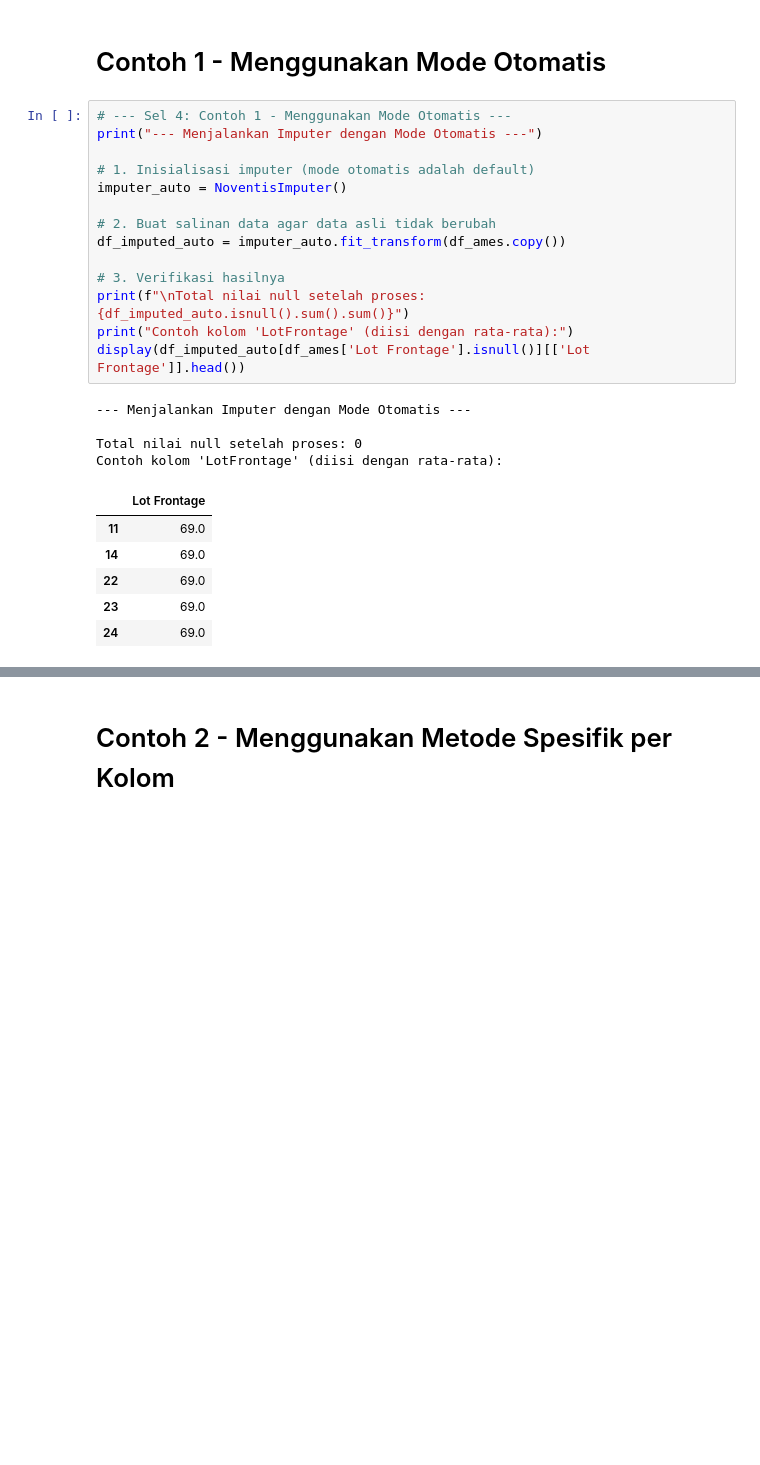
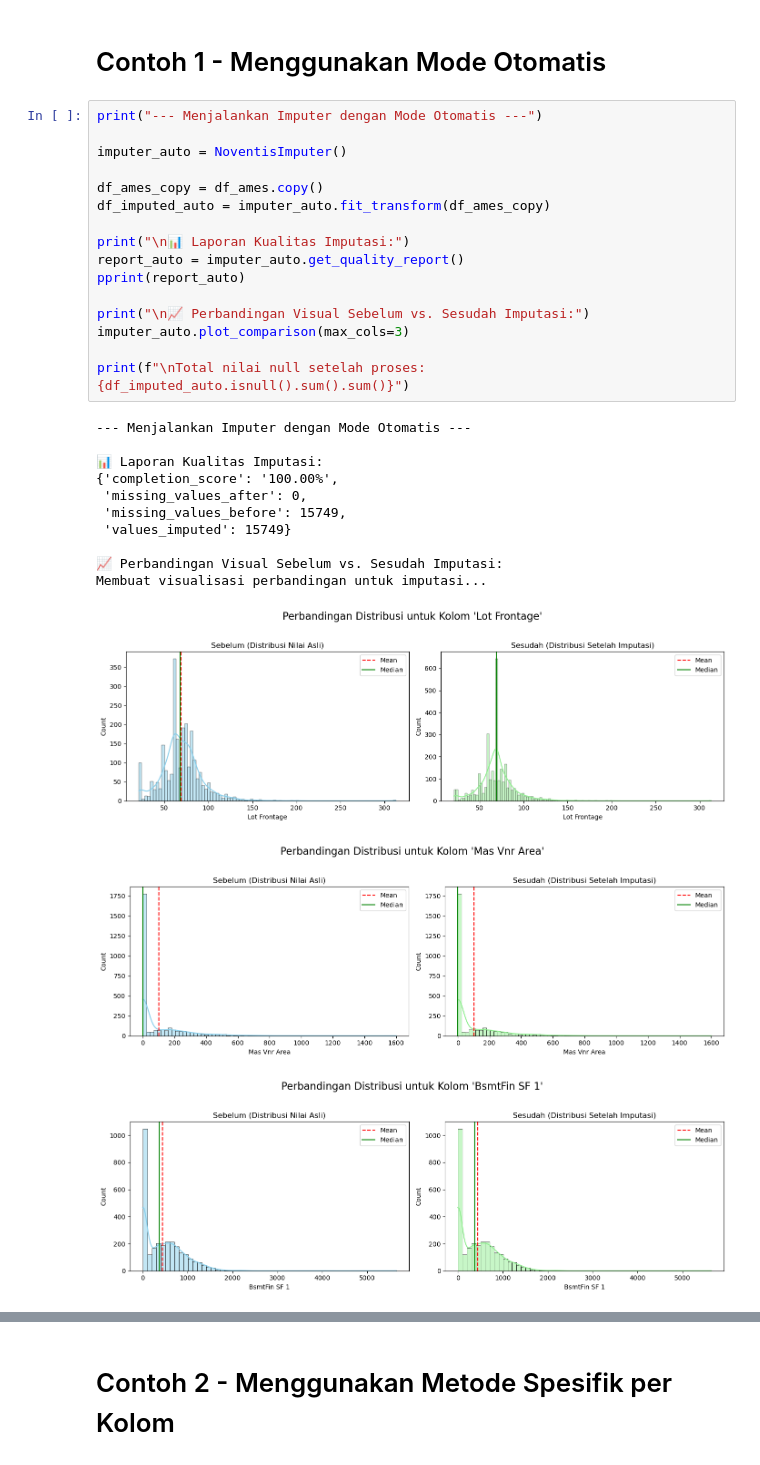
Before and after one commit to bccfilkom/noventis, a Jupyter notebook: examples/imputing.ipynb, the cells around one changed output, grey strips where cells are left out. Drawn from its saved outputs; the diff is of its cells as text; blank space fills up the shorter version.

```diff
--- a/examples/imputing.ipynb
+++ b/examples/imputing.ipynb
@@ -54,27 +55,32 @@ dtype: int64
 # %% [markdown]
 # Contoh 1 - Menggunakan Mode Otomatis
 # %%
-# --- Sel 4: Contoh 1 - Menggunakan Mode Otomatis ---
 print("--- Menjalankan Imputer dengan Mode Otomatis ---")
 
-# 1. Inisialisasi imputer (mode otomatis adalah default)
 imputer_auto = NoventisImputer()
 
-# 2. Buat salinan data agar data asli tidak berubah
-df_imputed_auto = imputer_auto.fit_transform(df_ames.copy())
+df_ames_copy = df_ames.copy()
+df_imputed_auto = imputer_auto.fit_transform(df_ames_copy)
 
-# 3. Verifikasi hasilnya
+print("\n📊 Laporan Kualitas Imputasi:")
+report_auto = imputer_auto.get_quality_report()
+pprint(report_auto)
+
+print("\n📈 Perbandingan Visual Sebelum vs. Sesudah Imputasi:")
+imputer_auto.plot_comparison(max_cols=3)
+
 print(f"\nTotal nilai null setelah proses: {df_imputed_auto.isnull().sum().sum()}")
-print("Contoh kolom 'LotFrontage' (diisi dengan rata-rata):")
-display(df_imputed_auto[df_ames['Lot Frontage'].isnull()][['Lot Frontage']].head())
 # %% [output]
 --- Menjalankan Imputer dengan Mode Otomatis ---
 
-Total nilai null setelah proses: 0
-Contoh kolom 'LotFrontage' (diisi dengan rata-rata):
+📊 Laporan Kualitas Imputasi:
+{'completion_score': '100.00%',
+ 'missing_values_after': 0,
+ 'missing_values_before': 15749,
+ 'values_imputed': 15749}
+
+📈 Perbandingan Visual Sebelum vs. Sesudah Imputasi:
+Membuat visualisasi perbandingan untuk imputasi...
-|  | Lot Frontage |
-| 11 | 69.0 |
-| 14 | 69.0 |
-| 22 | 69.0 |
-| 23 | 69.0 |
-| 24 | 69.0 |
+[figure, added]
+[figure, added]
+[figure, added]
```
Also changed, not shown: parts of 6 cells of this notebook, 5 other files.
